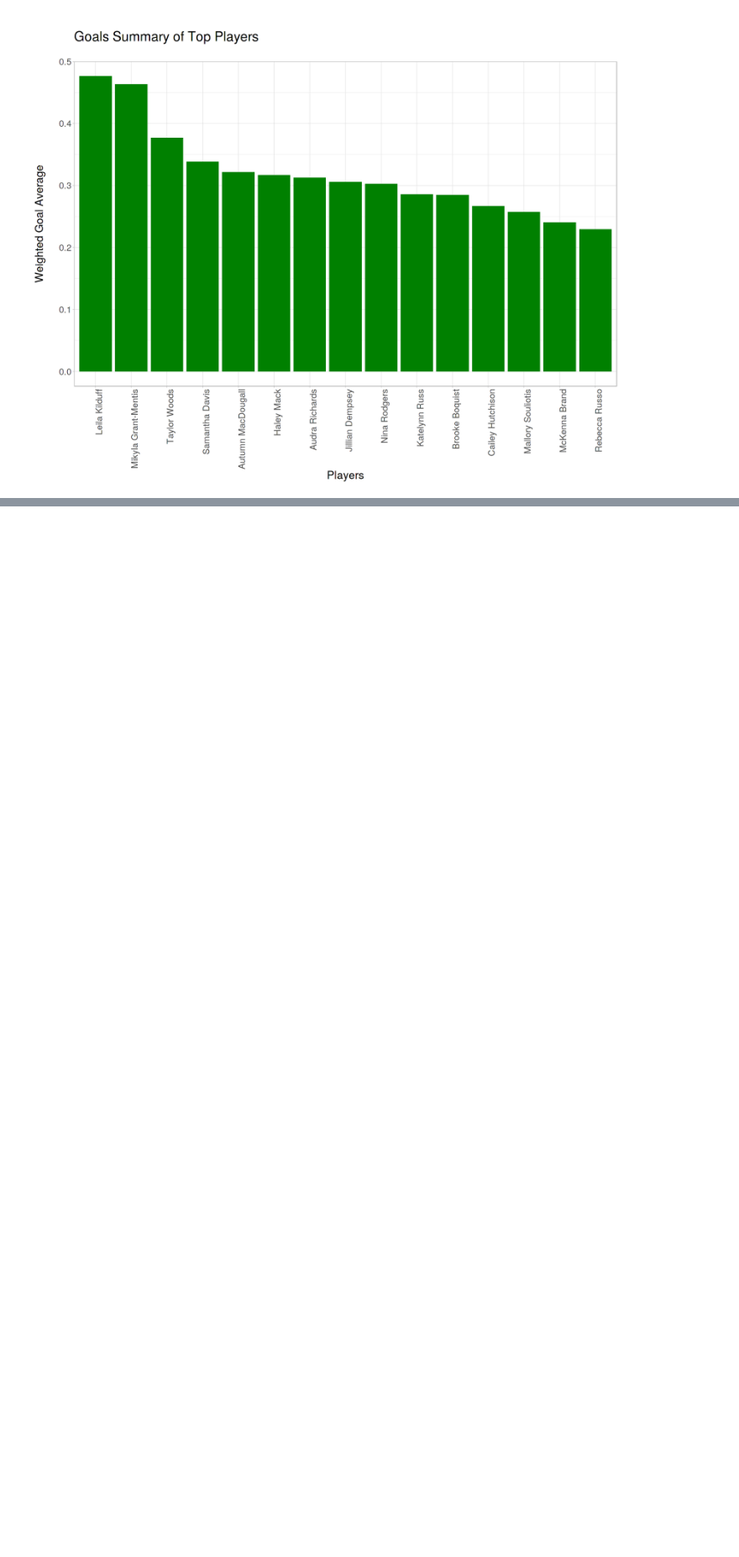
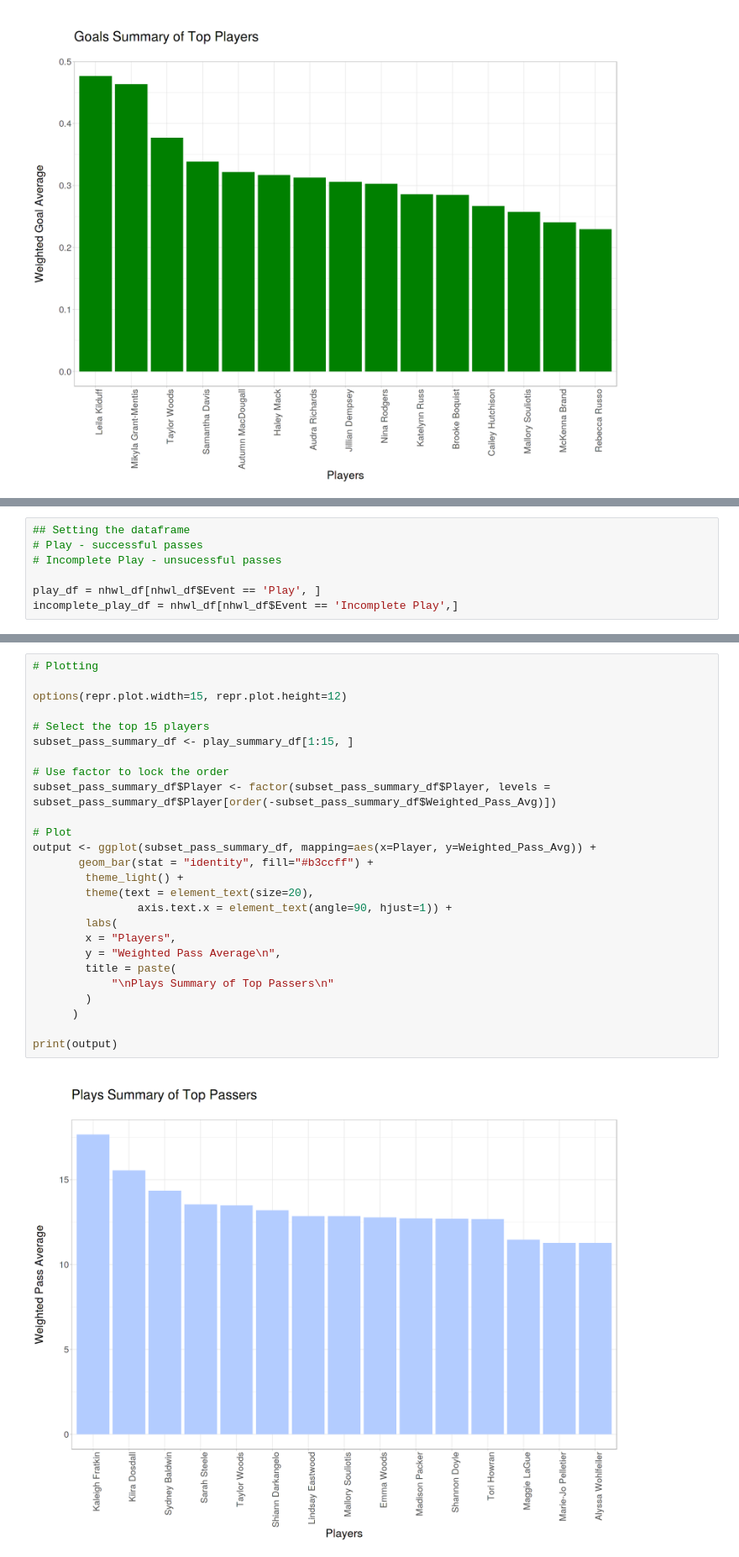
Before and after one commit to Harithap13/Rotman-Summer-NHWL-Datathon, a Jupyter notebook: rsd-nhwl-understanding-data.ipynb, the cells around one changed output, grey strips where cells are left out. Shown at 84% size. Cells and saved outputs as stored; diff of their text form; blank space fills up the shorter version.

Commit message:
adding best Goalers and best Passers - Stats and Viz

```diff
--- a/rsd-nhwl-understanding-data.ipynb
+++ b/rsd-nhwl-understanding-data.ipynb
@@ -496,0 +499,7 @@ print(output)
+# %%
+## Setting the dataframe
+# Play - successful passes
+# Incomplete Play - unsucessful passes
+
+play_df = nhwl_df[nhwl_df$Event == 'Play', ]
+incomplete_play_df = nhwl_df[nhwl_df$Event == 'Incomplete Play',]
@@ -496,0 +619,28 @@ print(output)
+# %%
+# Plotting
+
+options(repr.plot.width=15, repr.plot.height=12)
+
+# Select the top 15 players
+subset_pass_summary_df <- play_summary_df[1:15, ]
+
+# Use factor to lock the order
+subset_pass_summary_df$Player <- factor(subset_pass_summary_df$Player, levels = subset_pass_summary_df$Player[order(-subset_pass_summary_df$Weighted_Pass_Avg)])
+
+# Plot
+output <- ggplot(subset_pass_summary_df, mapping=aes(x=Player, y=Weighted_Pass_Avg)) +
+       geom_bar(stat = "identity", fill="#b3ccff") +
+        theme_light() +
+        theme(text = element_text(size=20),
+                axis.text.x = element_text(angle=90, hjust=1)) +
+        labs(
+        x = "Players",
+        y = "Weighted Pass Average\n",
+        title = paste(
+            "\nPlays Summary of Top Passers\n"
+        )
+      )
+
+print(output)
+# %% [output]
+[figure, added]
```
Also changed, not shown: parts of 7 cells of this notebook.
